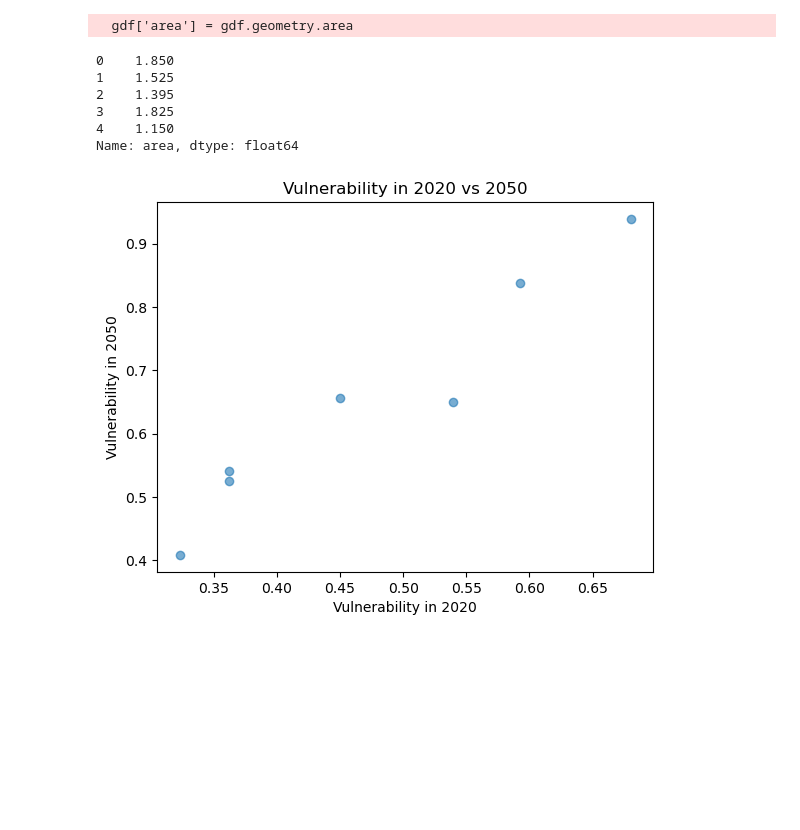
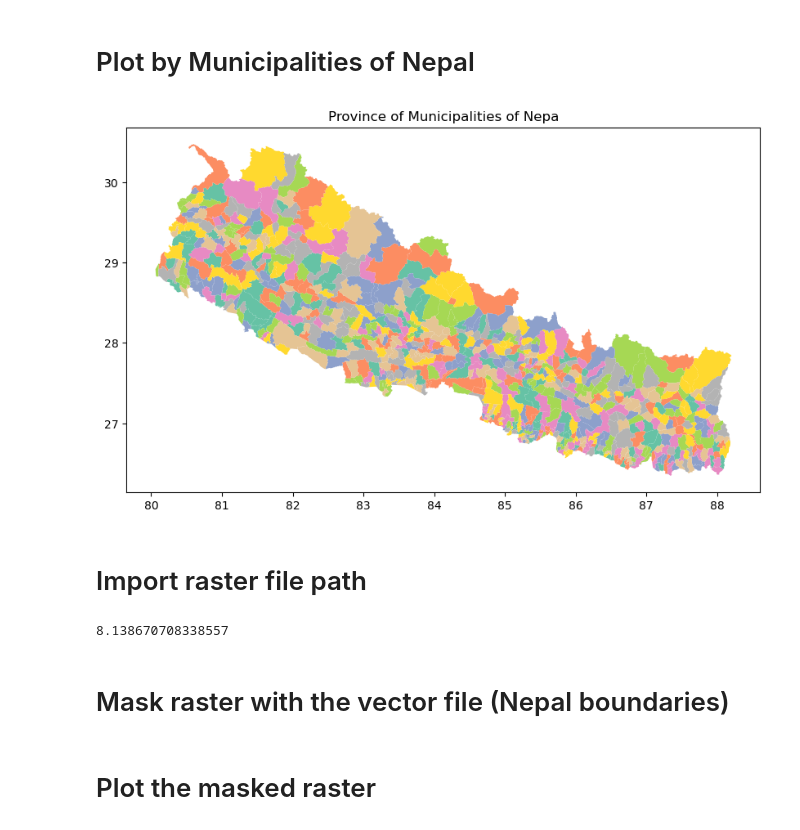
Before and after one commit to Omdena-NIC-Nepal/gis-data-science-assignment-Rakup32, a Jupyter notebook: climate_vulnerability_nepal.ipynb, the cells around one changed output. Cells and saved outputs as stored; diff of their text form; code cells hidden in the pictures; blank space fills up the shorter version.

```diff
--- a/climate_vulnerability_nepal.ipynb
+++ b/climate_vulnerability_nepal.ipynb
@@ -107,23 +111,10 @@ plt.show()
+# %% [markdown]
+# Plot by Municipalities of Nepal
 # %%
-# Calculate the area of each region (in the CRS units, e.g., square degrees or meters depending on CRS)
-gdf['area'] = gdf.geometry.area
-
-# Display the area statistics
-gdf['area'].head()
+gdf.plot(column="GaPa_NaPa", cmap="Set2", legend=False, figsize=(10, 6))
+plt.title("Province of Municipalities of Nepa")
+plt.show()
 # %% [output]
-  gdf['area'] = gdf.geometry.area
-0    1.850
-1    1.525
-2    1.395
-3    1.825
-4    1.150
-Name: area, dtype: float64
+[figure, added]
-# %%
-# Scatter plot of vulnerability in 2020 vs 2050
-plt.scatter(gdf['climate_vulnerability_2020'], gdf['climate_vulnerability_2050'], alpha=0.6)
-plt.title('Vulnerability in 2020 vs 2050')
-plt.xlabel('Vulnerability in 2020')
-plt.ylabel('Vulnerability in 2050')
-plt.show()
-# %% [output]
-[figure, removed]
+# %% [markdown]
+# Import raster file path
@@ -129,0 +141,6 @@ plt.show()
+# %%
+temp_2020.max()
+# %% [output]
+8.138670708338557
+# %% [markdown]
+# Mask raster with the vector file (Nepal boundaries)
@@ -129,0 +157,2 @@ plt.show()
+# %% [markdown]
+# Plot the masked raster
```
Also changed, not shown: parts of 46 cells of this notebook, 15 other files.
